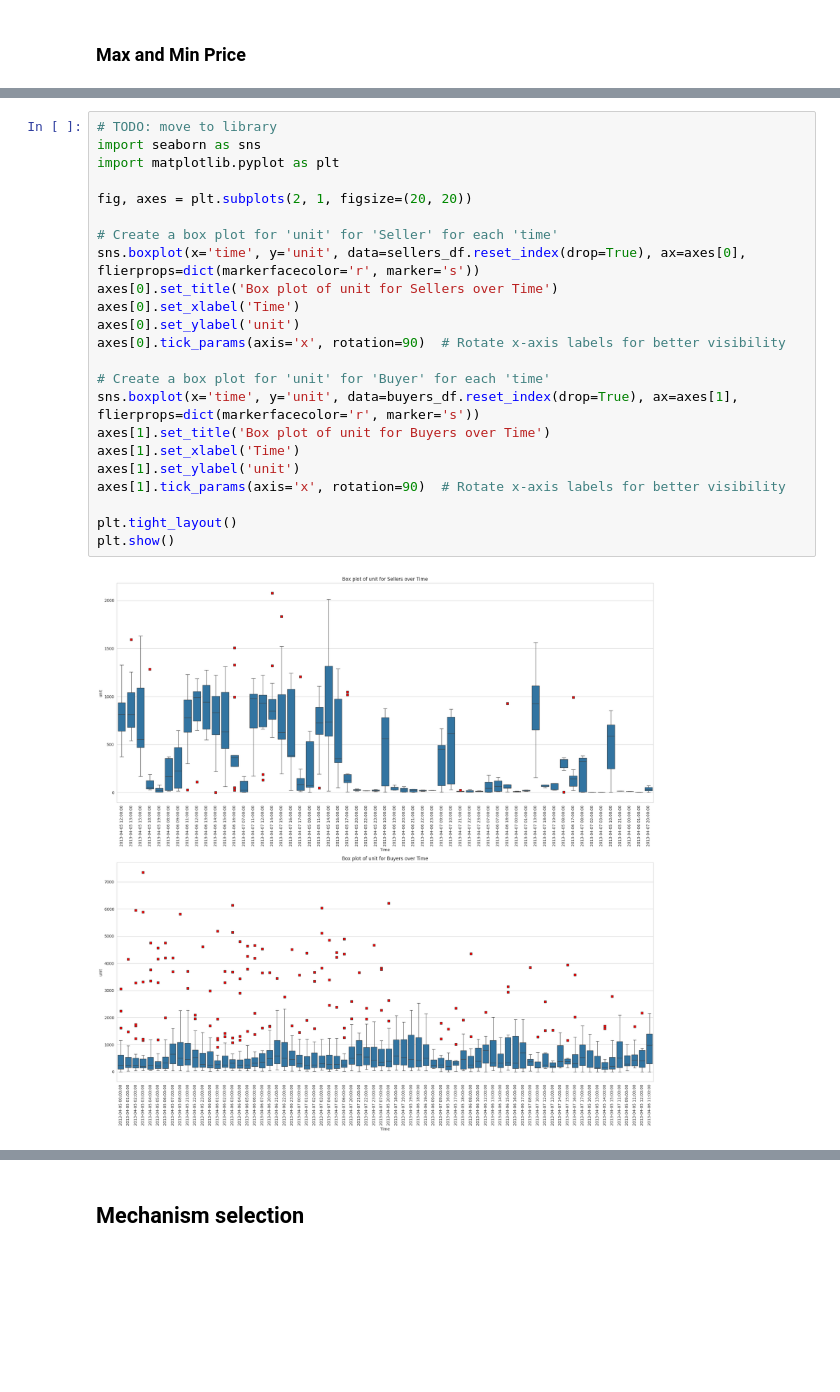
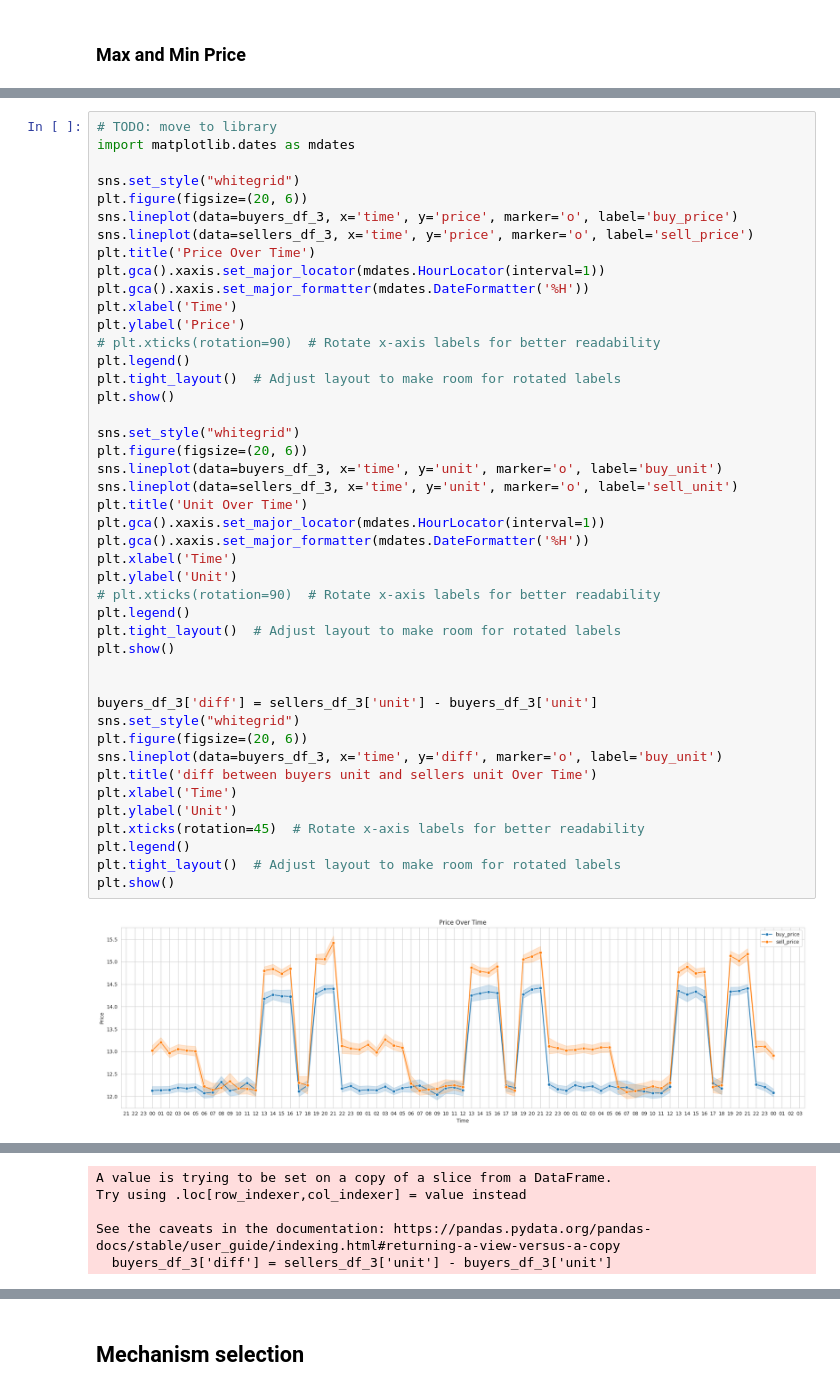
Before and after one commit to erfanara/pymarket-ng, a Jupyter notebook: test.ipynb, the cells around one changed output, grey strips where cells are left out. Saved outputs shown, nothing was run; the diff lists cells and outputs as text; blank space fills up the shorter version.

Commit message:
[ADD] MAJOR changes that i'm too lazy to document it out
Don't worry i'll write a good documentation soon :)

```diff
--- a/test.ipynb
+++ b/test.ipynb
@@ -320,25 +159,46 @@ plt.show()
-# %%
-# TODO: move to library
-import seaborn as sns
-import matplotlib.pyplot as plt
-
-fig, axes = plt.subplots(2, 1, figsize=(20, 20))
-
-# Create a box plot for 'unit' for 'Seller' for each 'time'
-sns.boxplot(x='time', y='unit', data=sellers_df.reset_index(drop=True), ax=axes[0], flierprops=dict(markerfacecolor='r', marker='s'))
-axes[0].set_title('Box plot of unit for Sellers over Time')
-axes[0].set_xlabel('Time')
-axes[0].set_ylabel('unit')
-axes[0].tick_params(axis='x', rotation=90)  # Rotate x-axis labels for better visibility
-
-# Create a box plot for 'unit' for 'Buyer' for each 'time'
-sns.boxplot(x='time', y='unit', data=buyers_df.reset_index(drop=True), ax=axes[1], flierprops=dict(markerfacecolor='r', marker='s'))
-axes[1].set_title('Box plot of unit for Buyers over Time')
-axes[1].set_xlabel('Time')
-axes[1].set_ylabel('unit')
-axes[1].tick_params(axis='x', rotation=90)  # Rotate x-axis labels for better visibility
-
-plt.tight_layout()
-plt.show()
-# %% [output]
-[figure, removed]
+# %%
+# TODO: move to library
+import matplotlib.dates as mdates
+
+sns.set_style("whitegrid")
+plt.figure(figsize=(20, 6))
+sns.lineplot(data=buyers_df_3, x='time', y='price', marker='o', label='buy_price')
+sns.lineplot(data=sellers_df_3, x='time', y='price', marker='o', label='sell_price')
+plt.title('Price Over Time')
+plt.gca().xaxis.set_major_locator(mdates.HourLocator(interval=1))
+plt.gca().xaxis.set_major_formatter(mdates.DateFormatter('%H'))
+plt.xlabel('Time')
+plt.ylabel('Price')
+# plt.xticks(rotation=90)  # Rotate x-axis labels for better readability
+plt.legend()
+plt.tight_layout()  # Adjust layout to make room for rotated labels
+plt.show()
+
+sns.set_style("whitegrid")
+plt.figure(figsize=(20, 6))
+sns.lineplot(data=buyers_df_3, x='time', y='unit', marker='o', label='buy_unit')
+sns.lineplot(data=sellers_df_3, x='time', y='unit', marker='o', label='sell_unit')
+plt.title('Unit Over Time')
+plt.gca().xaxis.set_major_locator(mdates.HourLocator(interval=1))
+plt.gca().xaxis.set_major_formatter(mdates.DateFormatter('%H'))
+plt.xlabel('Time')
+plt.ylabel('Unit')
+# plt.xticks(rotation=90)  # Rotate x-axis labels for better readability
+plt.legend()
+plt.tight_layout()  # Adjust layout to make room for rotated labels
+plt.show()
+
+
+buyers_df_3['diff'] = sellers_df_3['unit'] - buyers_df_3['unit']
+sns.set_style("whitegrid")
+plt.figure(figsize=(20, 6))
+sns.lineplot(data=buyers_df_3, x='time', y='diff', marker='o', label='buy_unit')
+plt.title('diff between buyers unit and sellers unit Over Time')
+plt.xlabel('Time')
+plt.ylabel('Unit')
+plt.xticks(rotation=45)  # Rotate x-axis labels for better readability
+plt.legend()
+plt.tight_layout()  # Adjust layout to make room for rotated labels
+plt.show()
+# %% [output]
+[figure, added]
@@ -344,0 +206,5 @@ plt.show()
+A value is trying to be set on a copy of a slice from a DataFrame.
+Try using .loc[row_indexer,col_indexer] = value instead
+
+See the caveats in the documentation: https://pandas.pydata.org/pandas-docs/stable/user_guide/indexing.html#returning-a-view-versus-a-copy
+  buyers_df_3['diff'] = sellers_df_3['unit'] - buyers_df_3['unit']
```
Also changed, not shown: parts of 58 cells of this notebook, 15 other files.
